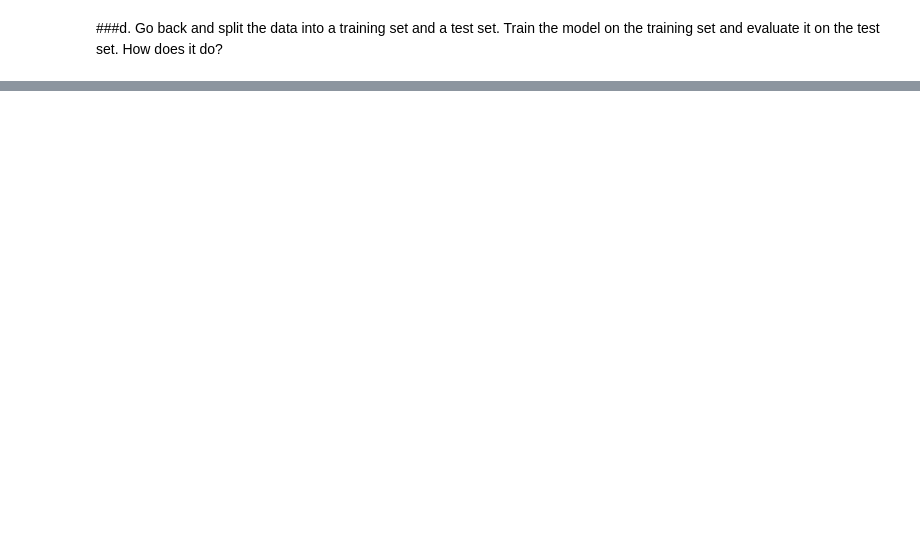
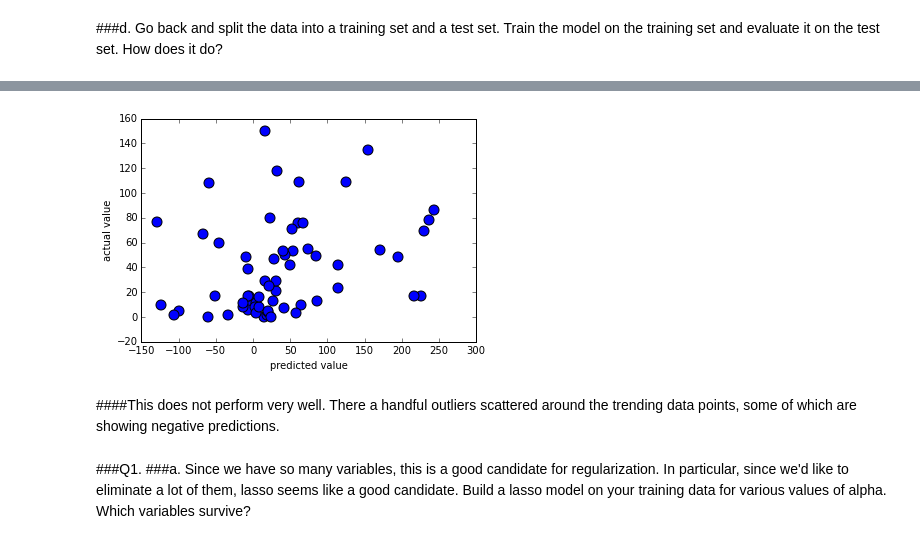
Before and after one commit to jesseklein406/bikeshare, a Jupyter notebook: bikeshare3.ipynb, the cells around one changed output, grey strips where cells are left out. Drawn from its saved outputs; the diff is of its cells as text; code cells hidden in the pictures; blank space fills up the shorter version.

```diff
--- a/bikeshare3.ipynb
+++ b/bikeshare3.ipynb
@@ -102,0 +112,12 @@ x_train, x_test, y_train, y_test = train_test_split(x, y, test_size=0.33, random
+# %%
+plt.scatter(lin_regr.predict(x_test), y_test, s=100)
+plt.xlabel('predicted value')
+plt.ylabel('actual value')
+plt.show()
+# %% [output]
+[figure, added]
+# %% [markdown]
+####This does not perform very well. There a handful outliers scattered around the trending data points, some of which are showing negative predictions.
+# %% [markdown]
+###Q1.
+###a. Since we have so many variables, this is a good candidate for regularization. In particular, since we'd like to eliminate a lot of them, lasso seems like a good candidate. Build a lasso model on your training data for various values of alpha. Which variables survive?
```
Also changed, not shown: parts of 19 cells of this notebook.
